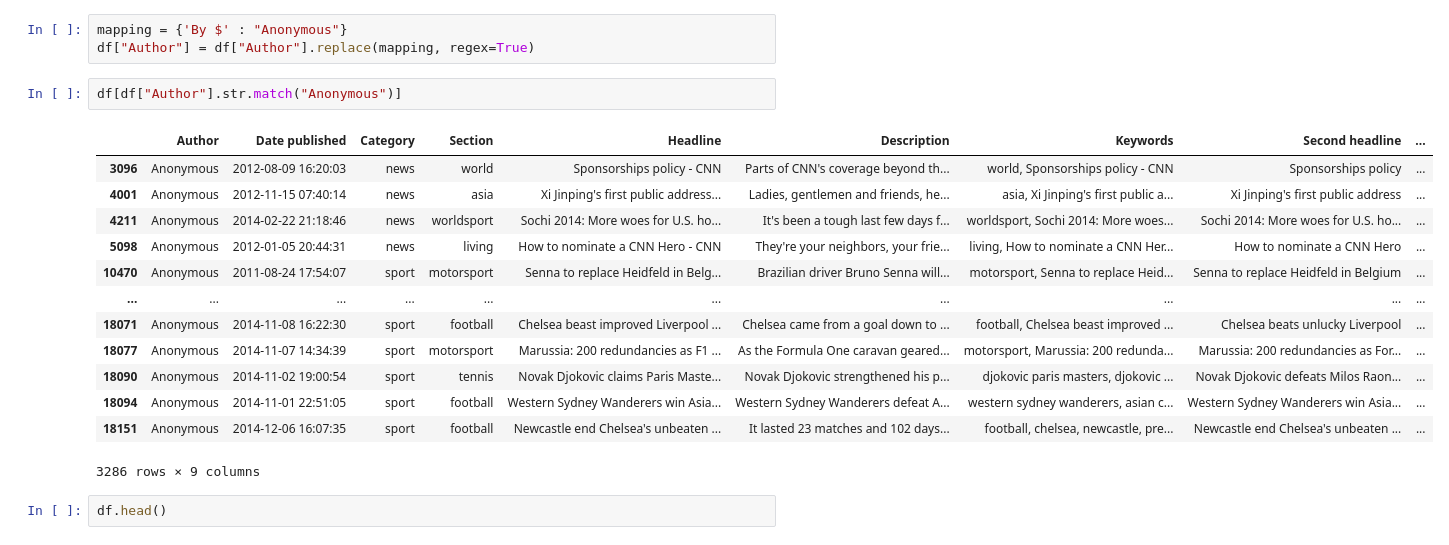
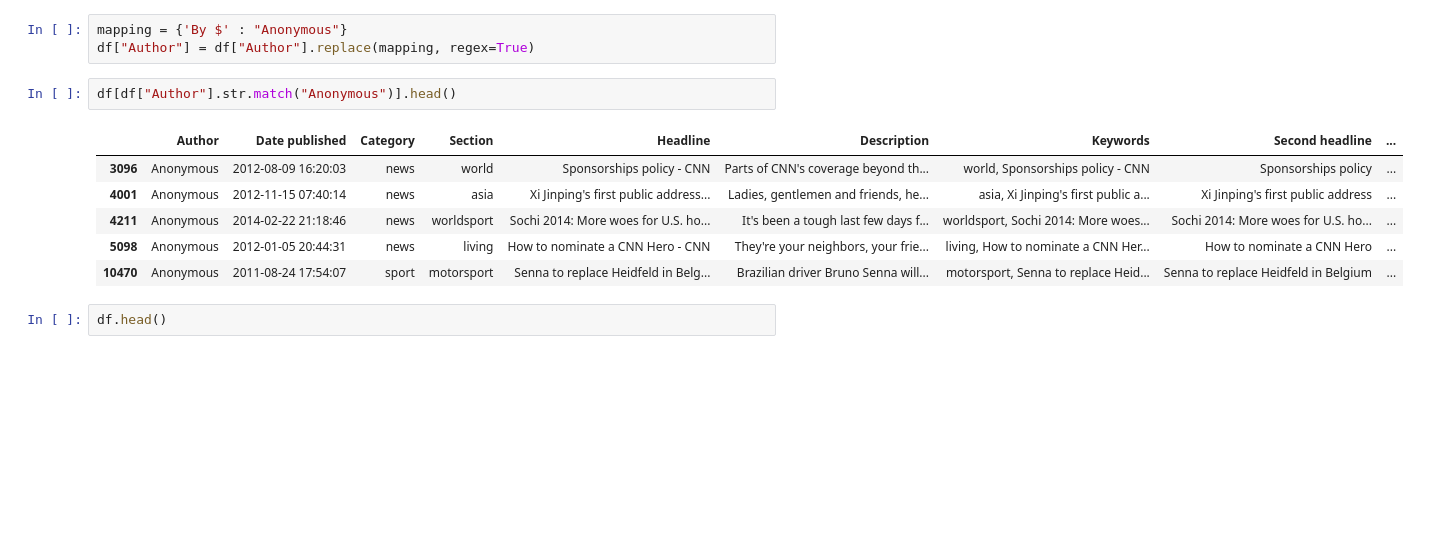
Before and after one commit to mwangcy/BA820, a Jupyter notebook: Project_BA820/Project_BA820.ipynb, the cells around one changed output. Drawn from its saved outputs; the diff is of its cells as text; blank space fills up the shorter version.

```diff
--- a/Project_BA820/Project_BA820.ipynb
+++ b/Project_BA820/Project_BA820.ipynb
@@ -94,21 +62,14 @@ df[df["Author"].str.match("By $")]
 mapping = {'By $' : "Anonymous"}
 df["Author"] = df["Author"].replace(mapping, regex=True)
 # %%
-df[df["Author"].str.match("Anonymous")]
+df[df["Author"].str.match("Anonymous")].head()
 # %% [output]
 |  | Author | Date published | Category | Section | Headline | Description | Keywords | Second headline | ... |
 | 3096 | Anonymous | 2012-08-09 16:20:03 | news | world | Sponsorships policy - CNN | Parts of CNN's coverage beyond th... | world, Sponsorships policy - CNN | Sponsorships policy | ... |
 | 4001 | Anonymous | 2012-11-15 07:40:14 | news | asia | Xi Jinping's first public address... | Ladies, gentlemen and friends, he... | asia, Xi Jinping's first public a... | Xi Jinping's first public address | ... |
 | 4211 | Anonymous | 2014-02-22 21:18:46 | news | worldsport | Sochi 2014: More woes for U.S. ho... | It's been a tough last few days f... | worldsport, Sochi 2014: More woes... | Sochi 2014: More woes for U.S. ho... | ... |
 | 5098 | Anonymous | 2012-01-05 20:44:31 | news | living | How to nominate a CNN Hero - CNN | They're your neighbors, your frie... | living, How to nominate a CNN Her... | How to nominate a CNN Hero | ... |
 | 10470 | Anonymous | 2011-08-24 17:54:07 | sport | motorsport | Senna to replace Heidfeld in Belg... | Brazilian driver Bruno Senna will... | motorsport, Senna to replace Heid... | Senna to replace Heidfeld in Belgium | ... |
-| ... | ... | ... | ... | ... | ... | ... | ... | ... | ... |
-| 18071 | Anonymous | 2014-11-08 16:22:30 | sport | football | Chelsea beast improved Liverpool ... | Chelsea came from a goal down to ... | football, Chelsea beast improved ... | Chelsea beats unlucky Liverpool | ... |
-| 18077 | Anonymous | 2014-11-07 14:34:39 | sport | motorsport | Marussia: 200 redundancies as F1 ... | As the Formula One caravan geared... | motorsport, Marussia: 200 redunda... | Marussia: 200 redundancies as For... | ... |
-| 18090 | Anonymous | 2014-11-02 19:00:54 | sport | tennis | Novak Djokovic claims Paris Maste... | Novak Djokovic strengthened his p... | djokovic paris masters, djokovic ... | Novak Djokovic defeats Milos Raon... | ... |
-| 18094 | Anonymous | 2014-11-01 22:51:05 | sport | football | Western Sydney Wanderers win Asia... | Western Sydney Wanderers defeat A... | western sydney wanderers, asian c... | Western Sydney Wanderers win Asia... | ... |
-| 18151 | Anonymous | 2014-12-06 16:07:35 | sport | football | Newcastle end Chelsea's unbeaten ... | It lasted 23 matches and 102 days... | football, chelsea, newcastle, pre... | Newcastle end Chelsea's unbeaten ... | ... |
-3286 rows × 9 columns
 # %%
 df.head()
 # %% [output]
```
Also changed, not shown: parts of 40 cells of this notebook.
